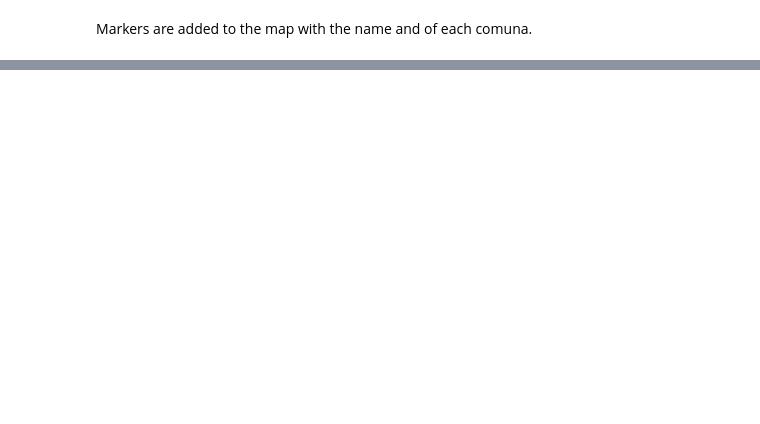
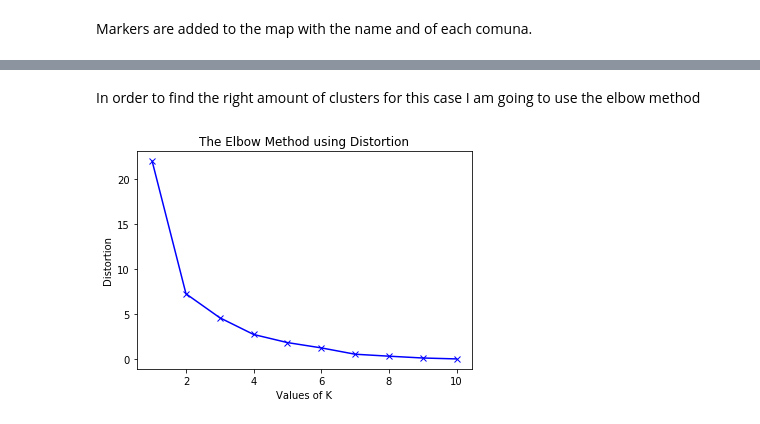
Before and after one commit to hugo-marquez/Coursera_Capstone, a Jupyter notebook: Medellin_Capstone.ipynb, the cells around one changed output, grey strips where cells are left out. Cells and saved outputs as stored; diff of their text form; code cells hidden in the pictures; blank space fills up the shorter version.

```diff
--- a/Medellin_Capstone.ipynb
+++ b/Medellin_Capstone.ipynb
@@ -263,0 +805,3 @@ mde_map
+# %%
+restaurants_comunas.sort_index(inplace=True)
+restaurants_comunas
@@ -263,0 +999,29 @@ mde_map
+# %% [markdown]
+In order to find the right amount of clusters for this case I am going to use the elbow method
+# %%
+distortions = []
+inertias = []
+mapping1 = {}
+mapping2 = {}
+K = range(1,11)
+
+for k in K:
+    #Building and fitting the model
+    kmeanModel = KMeans(n_clusters=k).fit(pca_2d)
+    kmeanModel.fit(pca_2d)
+
+    distortions.append(sum(np.min(cdist(pca_2d, kmeanModel.cluster_centers_,
+                      'euclidean'),axis=1)) / pca_2d.shape[0])
+    inertias.append(kmeanModel.inertia_)
+
+    mapping1[k] = sum(np.min(cdist(pca_2d, kmeanModel.cluster_centers_,
+                 'euclidean'),axis=1)) / pca_2d.shape[0]
+    mapping2[k] = kmeanModel.inertia_
+
+plt.plot(K, distortions, 'bx-')
+plt.xlabel('Values of K')
+plt.ylabel('Distortion')
+plt.title('The Elbow Method using Distortion')
+plt.show()
+# %% [output]
+[figure, added]
```
Also changed, not shown: parts of 80 cells of this notebook.
